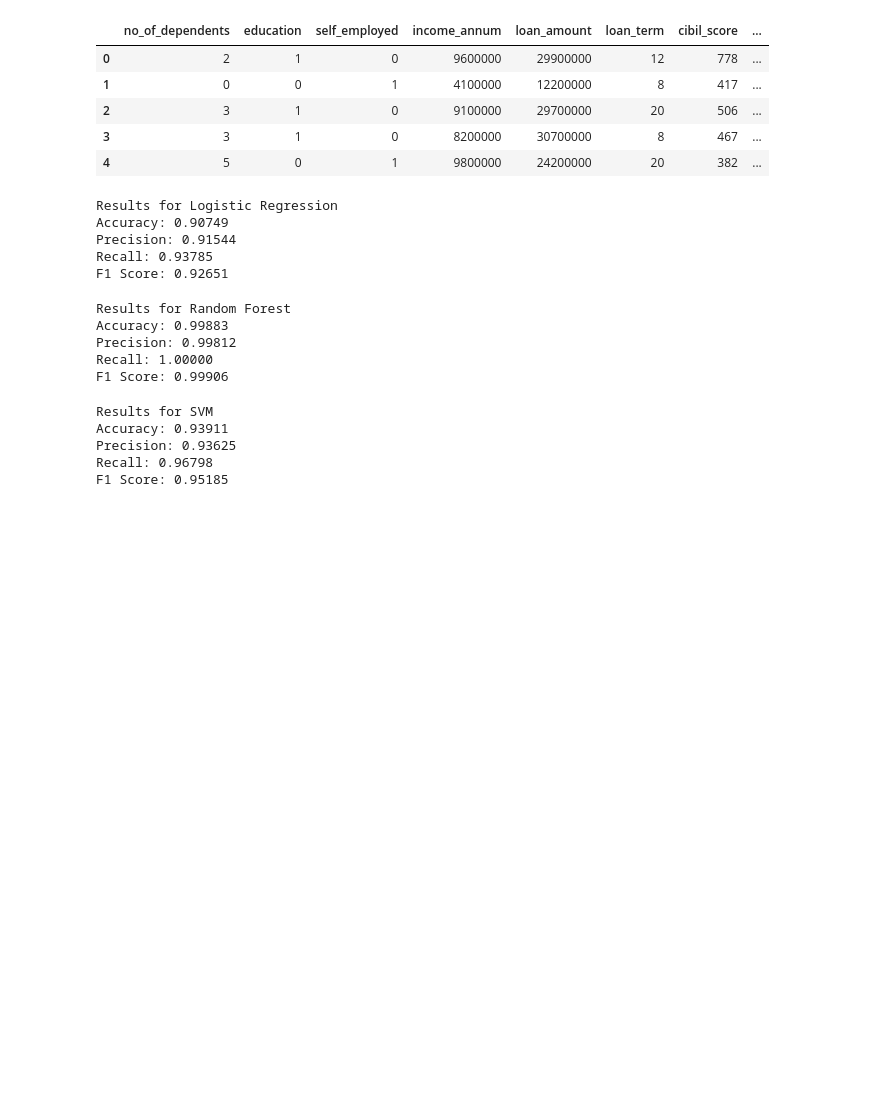
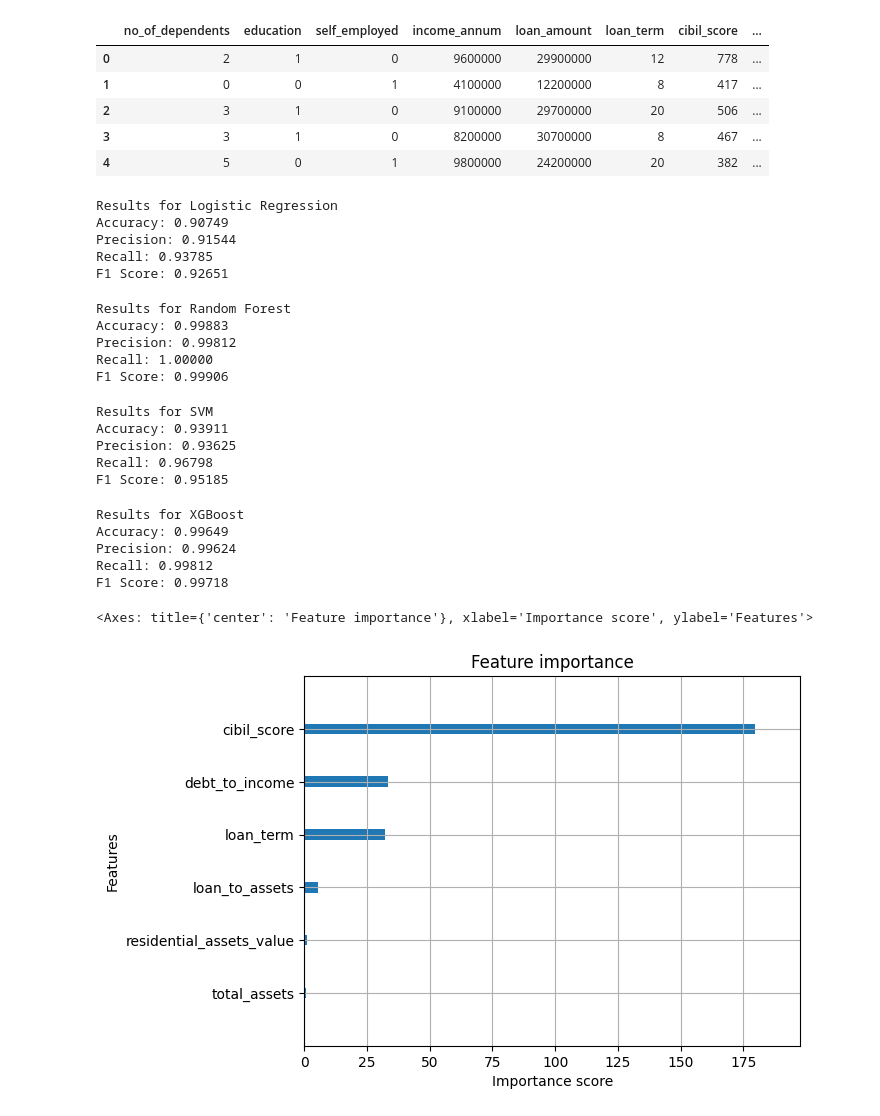
Before and after one commit to RoaringRohan/Loan-Approval-Prediction, a Jupyter notebook: 2_Analysis/3.0_MachineLearning.ipynb, the cells around one changed output. Saved outputs shown, nothing was run; the diff lists cells and outputs as text; code cells hidden in the pictures; blank space fills up the shorter version.

Commit message:
Added dependency handling and XGBoost Model

```diff
--- a/2_Analysis/3.0_MachineLearning.ipynb
+++ b/2_Analysis/3.0_MachineLearning.ipynb
@@ -88,3 +94,30 @@ Accuracy: 0.93911
 Precision: 0.93625
 Recall: 0.96798
 F1 Score: 0.95185
+# %%
+# XGBoost
+
+xgb = XGBClassifier(
+    n_estimators=50,
+    max_depth=3,
+    learning_rate=0.1,
+    eval_metric='logloss',
+    random_state=42
+)
+xgb.fit(X_train_scaled, y_train)
+y_pred_xgb = xgb.predict(X_test_scaled)
+evaluate_model("XGBoost", y_test, y_pred_xgb)
+# %% [output]
+Results for XGBoost
+Accuracy: 0.99649
+Precision: 0.99624
+Recall: 0.99812
+F1 Score: 0.99718
+# %%
+# Display important features used in XGBoost
+xgb.get_booster().feature_names = X.columns.tolist()
+
+plot_importance(xgb, importance_type='gain', show_values=False)
+# %% [output]
+<Axes: title={'center': 'Feature importance'}, xlabel='Importance score', ylabel='Features'>
+[figure, added]
```
Also changed, not shown: parts of 1 cell of this notebook, 3 other files.
